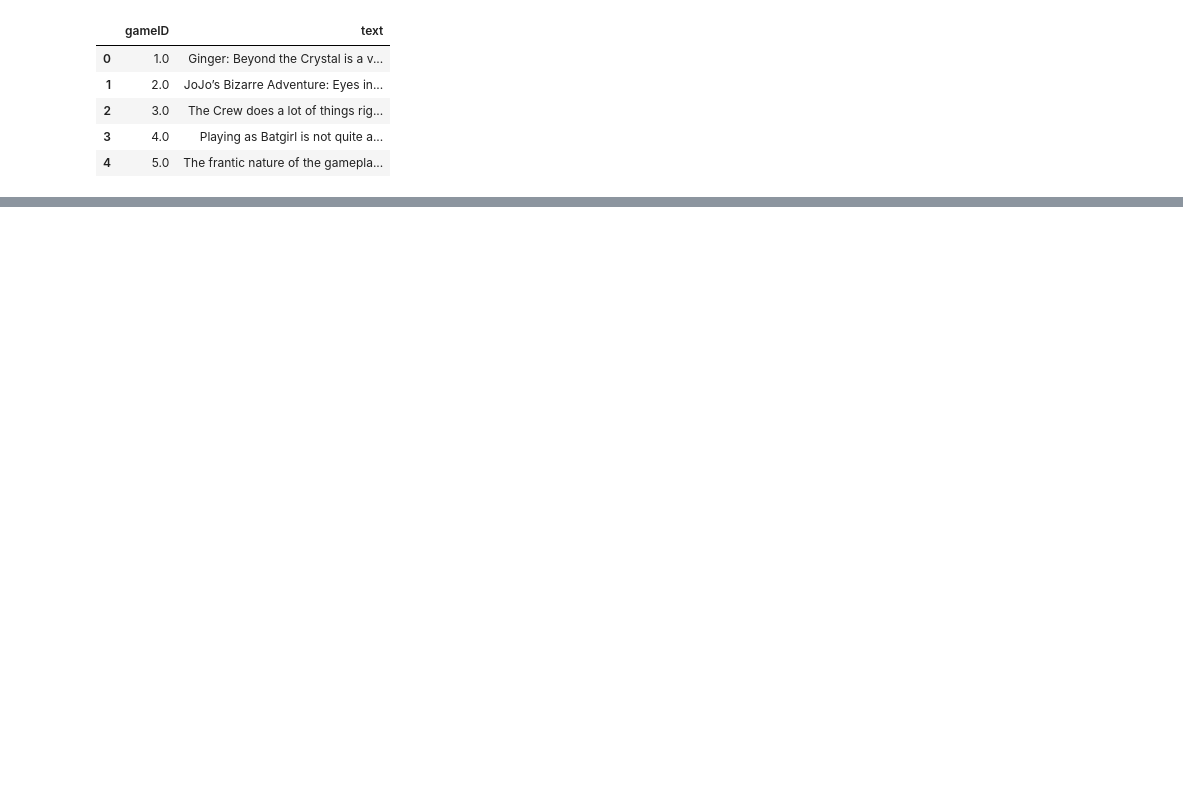
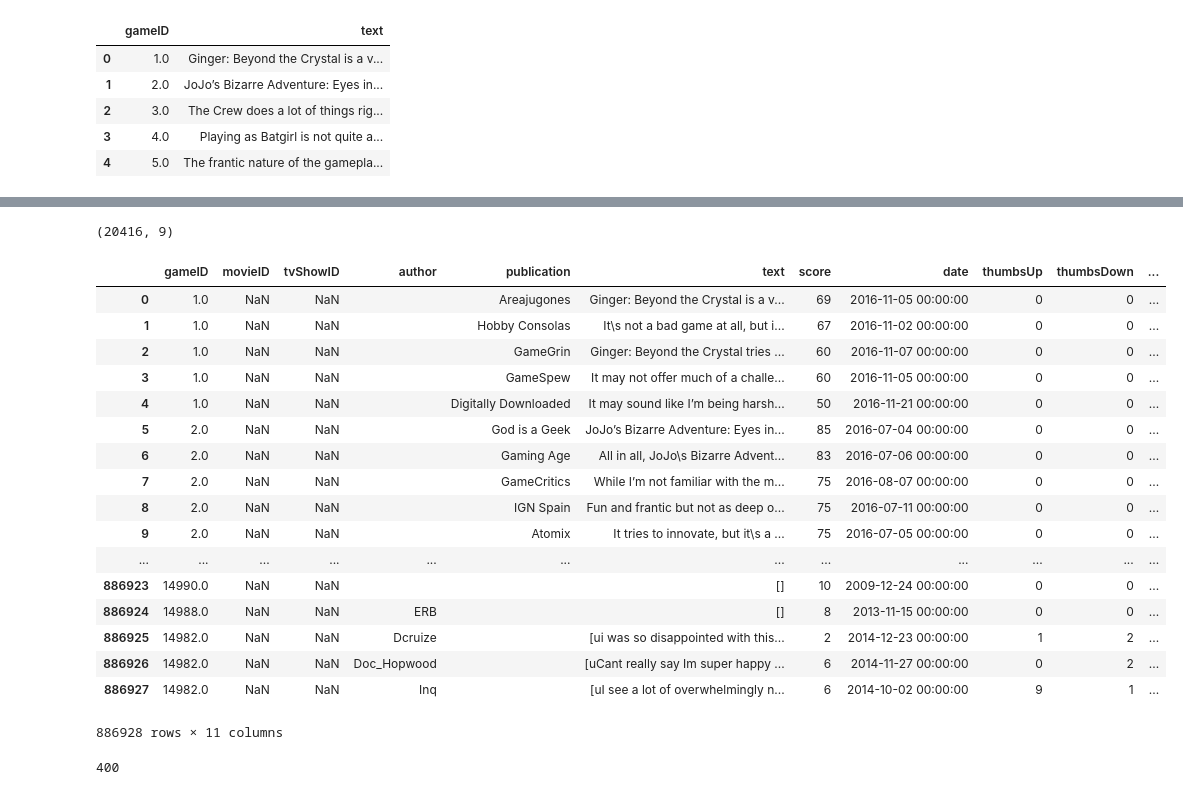
Before and after one commit to Steeefan/nycdsa-proj-04, a Jupyter notebook: code/content/doc2vec.ipynb, the cells around one changed output, grey strips where cells are left out. Saved outputs shown, nothing was run; the diff lists cells and outputs as text; code cells hidden in the pictures; blank space fills up the shorter version.

```diff
--- a/code/content/doc2vec.ipynb
+++ b/code/content/doc2vec.ipynb
@@ -179,0 +345,25 @@ with open('models/model_critic_only.pickle', 'wb') as handle:
+# %%
+games.shape
+# %% [output]
+(20416, 9)
+# %%
+reviews
+# %% [output]
+|  | gameID | movieID | tvShowID | author | publication | text | score | date | thumbsUp | thumbsDown | ... |
+| 0 | 1.0 | NaN | NaN |  | Areajugones | Ginger: Beyond the Crystal is a v... | 69 | 2016-11-05 00:00:00 | 0 | 0 | ... |
+| 1 | 1.0 | NaN | NaN |  | Hobby Consolas | It\s not a bad game at all, but i... | 67 | 2016-11-02 00:00:00 | 0 | 0 | ... |
+| 2 | 1.0 | NaN | NaN |  | GameGrin | Ginger: Beyond the Crystal tries ... | 60 | 2016-11-07 00:00:00 | 0 | 0 | ... |
+| 3 | 1.0 | NaN | NaN |  | GameSpew | It may not offer much of a challe... | 60 | 2016-11-05 00:00:00 | 0 | 0 | ... |
+| 4 | 1.0 | NaN | NaN |  | Digitally Downloaded | It may sound like I’m being harsh... | 50 | 2016-11-21 00:00:00 | 0 | 0 | ... |
+| 5 | 2.0 | NaN | NaN |  | God is a Geek | JoJo’s Bizarre Adventure: Eyes in... | 85 | 2016-07-04 00:00:00 | 0 | 0 | ... |
+| 6 | 2.0 | NaN | NaN |  | Gaming Age | All in all, JoJo\s Bizarre Advent... | 83 | 2016-07-06 00:00:00 | 0 | 0 | ... |
+| 7 | 2.0 | NaN | NaN |  | GameCritics | While I’m not familiar with the m... | 75 | 2016-08-07 00:00:00 | 0 | 0 | ... |
+| 8 | 2.0 | NaN | NaN |  | IGN Spain | Fun and frantic but not as deep o... | 75 | 2016-07-11 00:00:00 | 0 | 0 | ... |
+| 9 | 2.0 | NaN | NaN |  | Atomix | It tries to innovate, but it\s a ... | 75 | 2016-07-05 00:00:00 | 0 | 0 | ... |
+| ... | ... | ... | ... | ... | ... | ... | ... | ... | ... | ... | ... |
+| 886923 | 14990.0 | NaN | NaN |  |  | [] | 10 | 2009-12-24 00:00:00 | 0 | 0 | ... |
+| 886924 | 14988.0 | NaN | NaN | ERB |  | [] | 8 | 2013-11-15 00:00:00 | 0 | 0 | ... |
+| 886925 | 14982.0 | NaN | NaN | Dcruize |  | [ui was so disappointed with this... | 2 | 2014-12-23 00:00:00 | 1 | 2 | ... |
+| 886926 | 14982.0 | NaN | NaN | Doc_Hopwood |  | [uCant really say Im super happy ... | 6 | 2014-11-27 00:00:00 | 0 | 2 | ... |
+| 886927 | 14982.0 | NaN | NaN | Inq |  | [uI see a lot of overwhelmingly n... | 6 | 2014-10-02 00:00:00 | 9 | 1 | ... |
+886928 rows × 11 columns
@@ -179,0 +376,10 @@ with open('models/model_critic_only.pickle', 'wb') as handle:
+# %%
+summary_critics_docvecs = np.concatenate((model_summary.docvecs,model.docvecs), axis = 0)
+
+# save as a pickle
+# load pickel file
+
+# recommendation function
+len(np.concatenate((model_summary.docvecs[0],model.docvecs[0]), axis = 0))
+# %% [output]
+400
```
Also changed, not shown: parts of 36 cells of this notebook.
